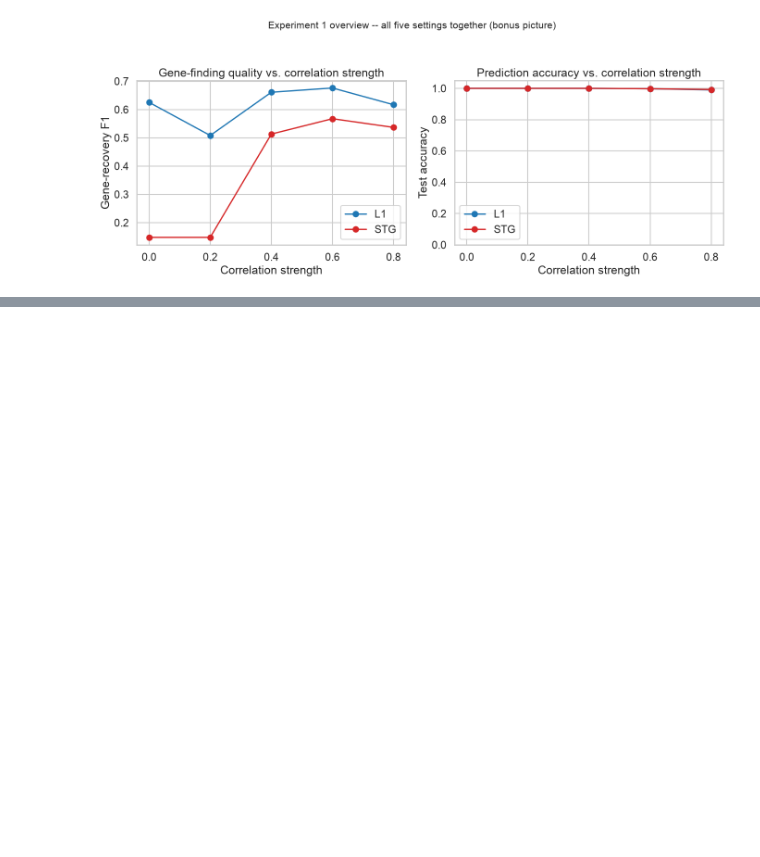
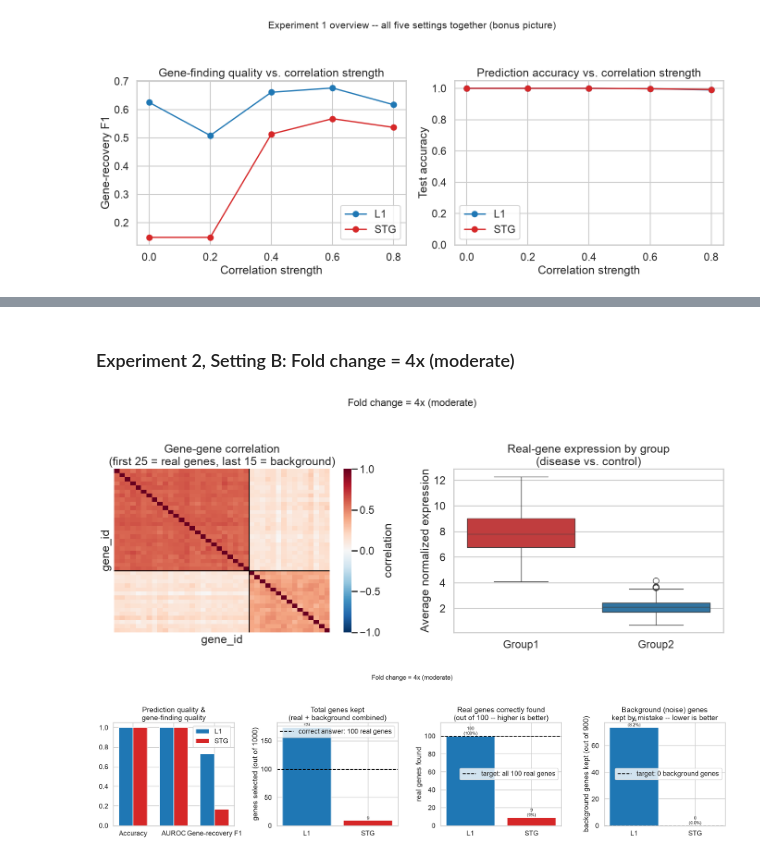
Before and after one commit to sierramendoza543/sierra-gating-project, a Jupyter notebook: l1_vs_stg_parameter_sweeps.ipynb, the cells around one changed output, grey strips where cells are left out. Cells and saved outputs as stored; diff of their text form; code cells hidden in the pictures; blank space fills up the shorter version.

```diff
--- a/l1_vs_stg_parameter_sweeps.ipynb
+++ b/l1_vs_stg_parameter_sweeps.ipynb
@@ -695,0 +721,9 @@ plt.show()
+# %% [markdown]
+### Experiment 2, Setting B: Fold change = 4x (moderate)
+# %%
+experiment2_results["4"] = run_condition("correlated", LAMBDA_FIXED, **{'fold_change': 4})
+plot_data_overview(experiment2_results["4"], "Fold change = 4x (moderate)")
+plot_method_comparison(experiment2_results["4"], "Fold change = 4x (moderate)")
+# %% [output]
+[figure, added]
+[figure, added]
```
Also changed, not shown: parts of 14 cells of this notebook.
